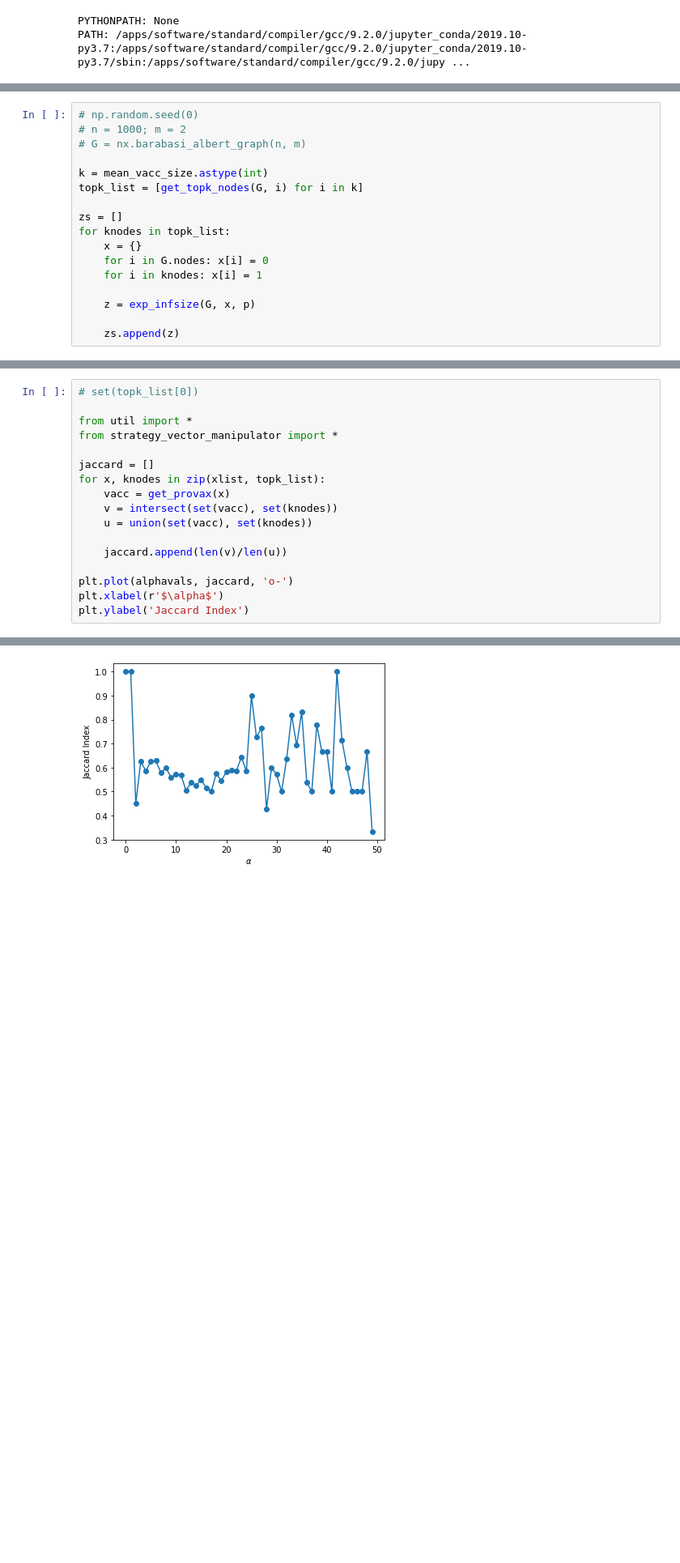
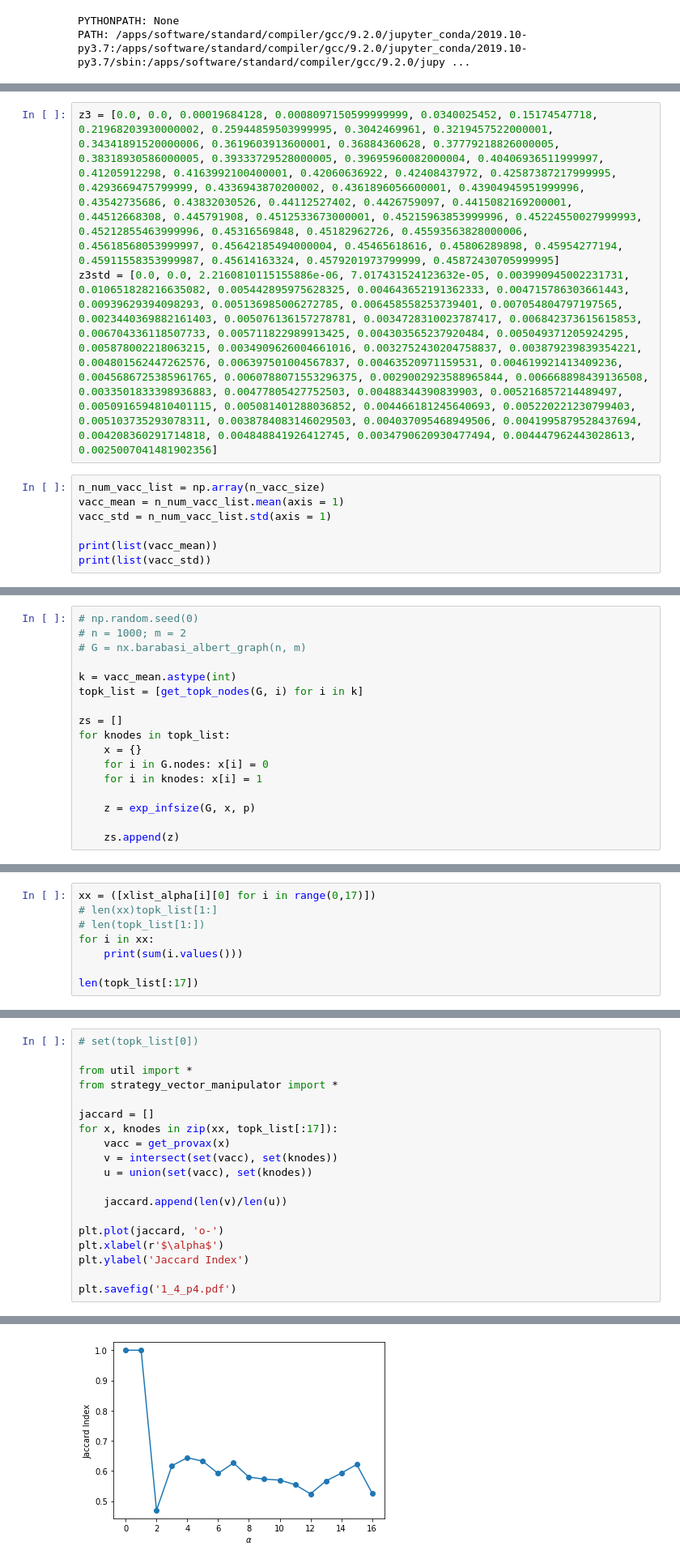
Before and after one commit to ahsantarique/social-distancing, a Jupyter notebook: vaccgame-d1.ipynb, the cells around one changed output, grey strips where cells are left out. Shown at 81% size. Cells and saved outputs as stored; diff of their text form; blank space fills up the shorter version.

```diff
--- a/vaccgame-d1.ipynb
+++ b/vaccgame-d1.ipynb
@@ -320,0 +321,10 @@ z4std =
+# %%
+z3 = [0.0, 0.0, 0.00019684128, 0.0008097150599999999, 0.0340025452, 0.15174547718, 0.21968203930000002, 0.25944859503999995, 0.3042469961, 0.3219457522000001, 0.34341891520000006, 0.3619603913600001, 0.36884360628, 0.37779218826000005, 0.38318930586000005, 0.39333729528000005, 0.39695960082000004, 0.40406936511999997, 0.41205912298, 0.4163992100400001, 0.42060636922, 0.42408437972, 0.42587387217999995, 0.4293669475799999, 0.4336943870200002, 0.4361896056600001, 0.43904945951999996, 0.43542735686, 0.43832030526, 0.44112527402, 0.4426759097, 0.4415082169200001, 0.44512668308, 0.445791908, 0.4512533673000001, 0.45215963853999996, 0.45224550027999993, 0.45212855463999996, 0.45316569848, 0.45182962726, 0.45593563828000006, 0.45618568053999997, 0.45642185494000004, 0.45465618616, 0.45806289898, 0.45954277194, 0.45911558353999987, 0.45614163324, 0.4579201973799999, 0.45872430705999995]
+z3std = [0.0, 0.0, 2.2160810115155886e-06, 7.017431524123632e-05, 0.003990945002231731, 0.010651828216635082, 0.005442895975628325, 0.004643652191362333, 0.004715786303661443, 0.00939629394098293, 0.005136985006272785, 0.006458558253739401, 0.007054804797197565, 0.0023440369882161403, 0.005076136157278781, 0.0034728310023787417, 0.006842373615615853, 0.006704336118507733, 0.005711822989913425, 0.004303565237920484, 0.005049371205924295, 0.005878002218063215, 0.0034909626004661016, 0.0032752430204758837, 0.003879239839354221, 0.004801562447262576, 0.006397501004567837, 0.00463520971159531, 0.004619921413409236, 0.0045686725385961765, 0.0060788071553296375, 0.0029002923588965844, 0.006668898439136508, 0.0033501833398936883, 0.00477805427752503, 0.00488344390839903, 0.005216857214489497, 0.0050916594810401115, 0.005081401288036852, 0.004466181245640693, 0.005220221230799403, 0.005103735293078311, 0.0038784083146029503, 0.004037095468949506, 0.0041995879528437694, 0.004208360291714818, 0.004848841926412745, 0.0034790620930477494, 0.004447962443028613, 0.0025007041481902356]
+# %%
+n_num_vacc_list = np.array(n_vacc_size)
+vacc_mean = n_num_vacc_list.mean(axis = 1)
+vacc_std = n_num_vacc_list.std(axis = 1)
+
+print(list(vacc_mean))
+print(list(vacc_std))
@@ -323,7 +372,7 @@ z4std =
 # n = 1000; m = 2
 # G = nx.barabasi_albert_graph(n, m)
 
-k = mean_vacc_size.astype(int)
+k = vacc_mean.astype(int)
 topk_list = [get_topk_nodes(G, i) for i in k]
 
 zs = []
@@ -355,0 +387,8 @@ for knodes in topk_list:
+# %%
+xx = ([xlist_alpha[i][0] for i in range(0,17)])
+# len(xx)topk_list[1:]
+# len(topk_list[1:])
+for i in xx:
+    print(sum(i.values()))
+
+len(topk_list[:17])
@@ -360,14 +418,16 @@ from util import *
 from strategy_vector_manipulator import *
 
 jaccard = []
-for x, knodes in zip(xlist, topk_list):
+for x, knodes in zip(xx, topk_list[:17]):
     vacc = get_provax(x)
     v = intersect(set(vacc), set(knodes))
     u = union(set(vacc), set(knodes))
 
     jaccard.append(len(v)/len(u))
 
-plt.plot(alphavals, jaccard, 'o-')
+plt.plot(jaccard, 'o-')
 plt.xlabel(r'$\alpha$')
 plt.ylabel('Jaccard Index')
+
+plt.savefig('1_4_p4.pdf')
 # %% [output]
@@ -375 +434 @@ Text(0, 0.5, 'Jaccard Index')
-[figure, old version]
+[figure, new version]
```
Also changed, not shown: parts of 15 cells of this notebook, 31 other files.
